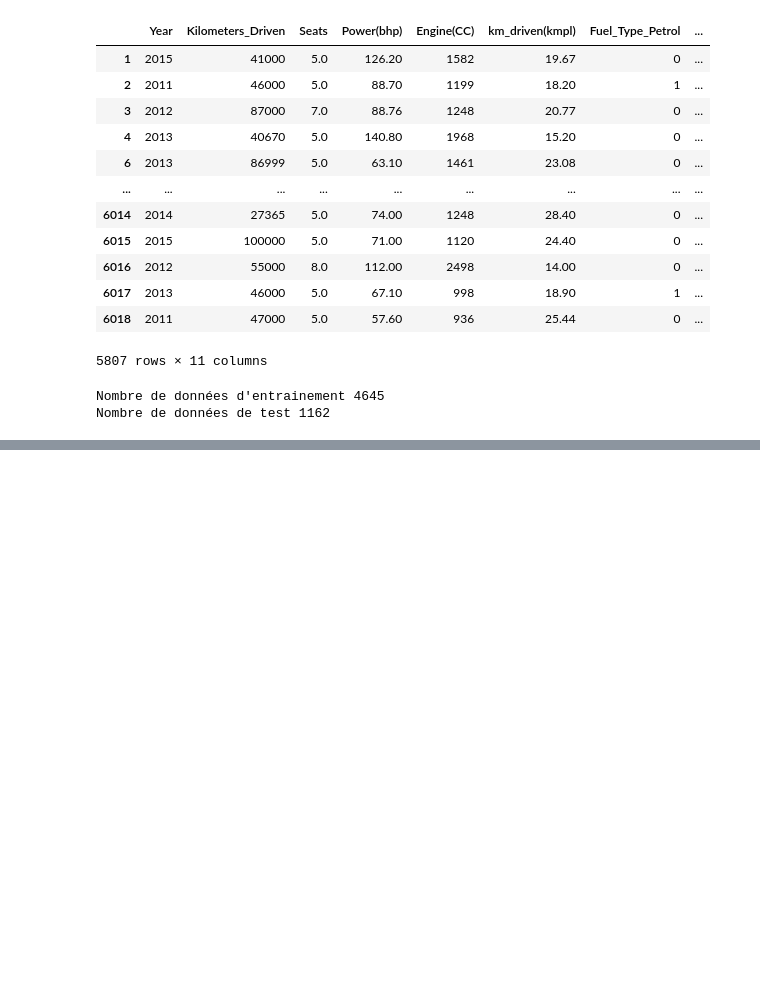
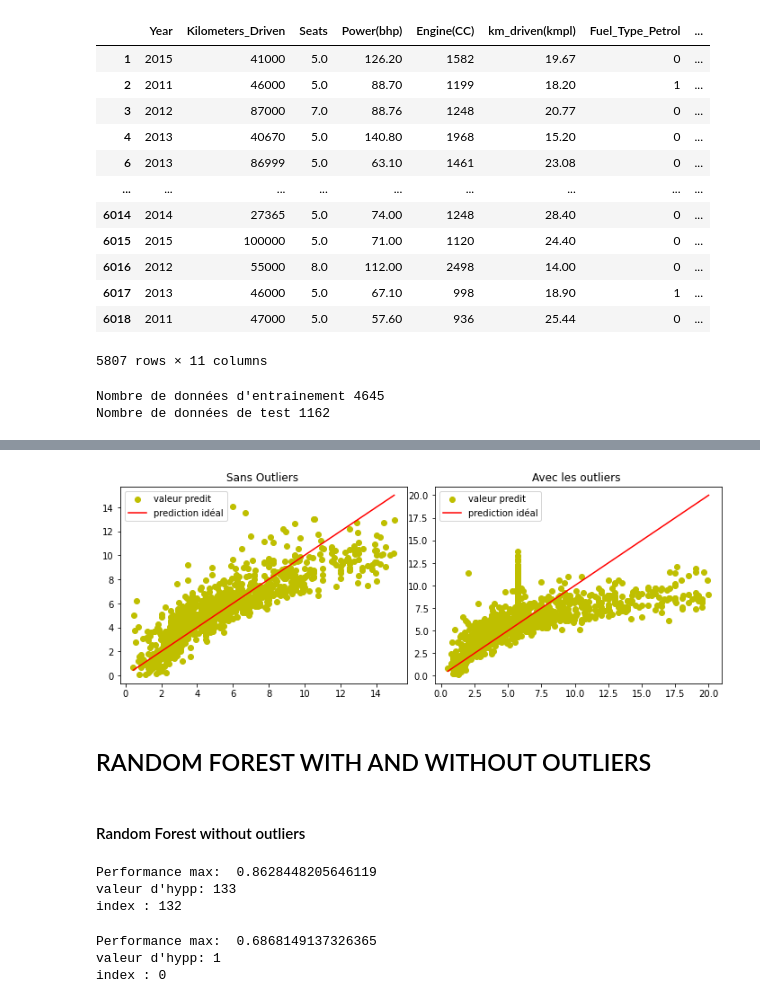
Before and after one commit to hajarison/Data_Analytics_Portfolio, a Jupyter notebook: DATA_PROJECT/002_Car_Price_Pred/Car_Pred_Project_INSI.ipynb, the cells around one changed output, grey strips where cells are left out. Drawn from its saved outputs; the diff is of its cells as text; code cells hidden in the pictures; blank space fills up the shorter version.

```diff
--- a/DATA_PROJECT/002_Car_Price_Pred/Car_Pred_Project_INSI.ipynb
+++ b/DATA_PROJECT/002_Car_Price_Pred/Car_Pred_Project_INSI.ipynb
@@ -1457,0 +1479,6 @@ plt.show()
+# %%
+linear_model_out=LinearRegression()
+linear_model_out.fit(X_train_out,y_train_out)
+y_pred_out = linear_model_out.predict(X_test_out)
+print("R2 = ",r2_score(y_test_out,y_pred_out))
+print("MSE = ",mean_squared_error(y_test_out,y_pred_out))
@@ -1457,0 +1491,25 @@ plt.show()
+# %%
+plt.figure(figsize=(10, 7))
+
+pourcentage_Fuel= data_clean['Fuel_Type'].value_counts(normalize=True)*100
+plt.subplot(2, 2, 1)  # (filas, columnas, índice)
+plt.scatter(y_test,abs(predictions),color='y')
+plt.plot([min(y_test),max(y_test)],[min(y_test),max(y_test)],linestyle='solid',color='r')
+plt.legend(['valeur predit','prediction idéal'])
+plt.title('Sans Outliers ')
+
+
+plt.subplot(2, 2, 2)  # (filas, columnas, índice)
+plt.scatter(y_test_out,abs(y_pred_out),color='y')
+plt.plot([min(y_test_out),max(y_test_out)],[min(y_test_out),max(y_test_out)],linestyle='solid',color='r')
+plt.legend(['valeur predit','prediction idéal'])
+plt.title('Avec les outliers ')
+
+plt.tight_layout()
+plt.show()
+# %% [output]
+[figure, added]
+# %% [markdown]
+##  RANDOM FOREST WITH AND WITHOUT OUTLIERS
+# %% [markdown]
+#### Random Forest without outliers
@@ -1457,0 +1523,14 @@ plt.show()
+# %%
+r2_rf=[]
+mse_rf=[]
+reg_value=range(1,201)
+for i in reg_value:
+    randomForest(i,r2_rf,mse_rf)
+
+print('Performance max: ', max(r2_rf))
+print('valeur d\'hypp:', reg_value[r2_rf.index(max(r2_rf))])
+print('index :', r2_rf.index(max(r2_rf)))
+# %% [output]
+Performance max:  0.8628448205646119
+valeur d'hypp: 133
+index : 132
@@ -1457,0 +1550,14 @@ plt.show()
+# %%
+r2_rf_out=[]
+mse_rf_out=[]
+reg_value_out=range(1,201)
+for i in reg_value_out:
+    randomForest_out(i,r2_rf_out,mse_rf_out)
+
+print('Performance max: ', max(r2_rf_out))
+print('valeur d\'hypp:', reg_value[r2_rf_out.index(max(r2_rf_out))])
+print('index :', r2_rf_out.index(max(r2_rf_out)))
+# %% [output]
+Performance max:  0.6868149137326365
+valeur d'hypp: 1
+index : 0
```
Also changed, not shown: parts of 46 cells of this notebook.
